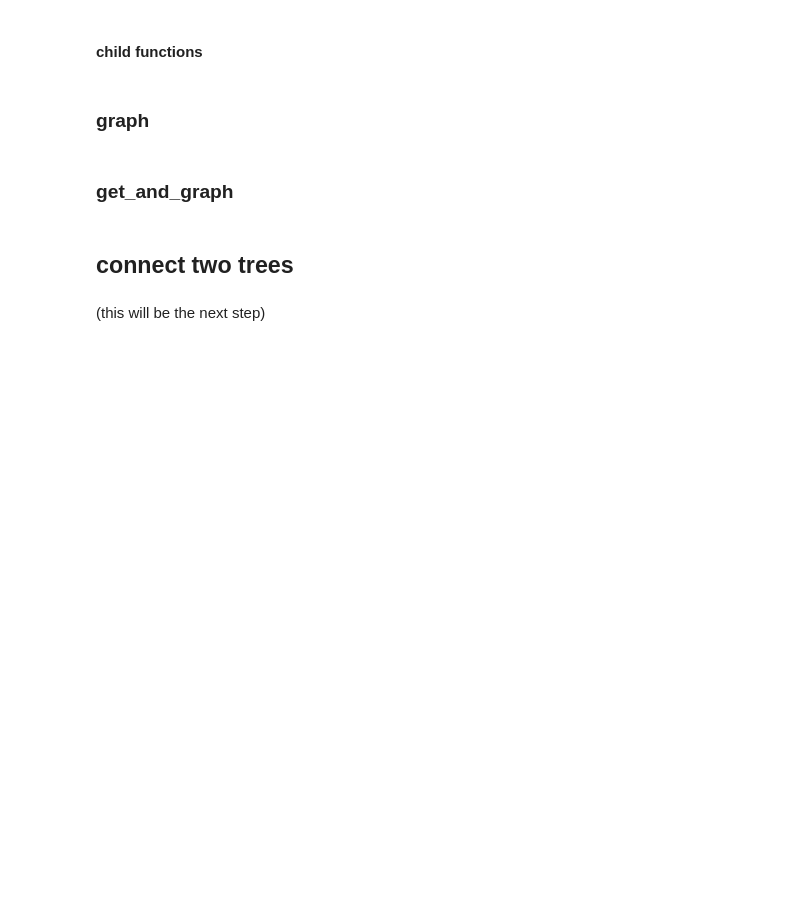
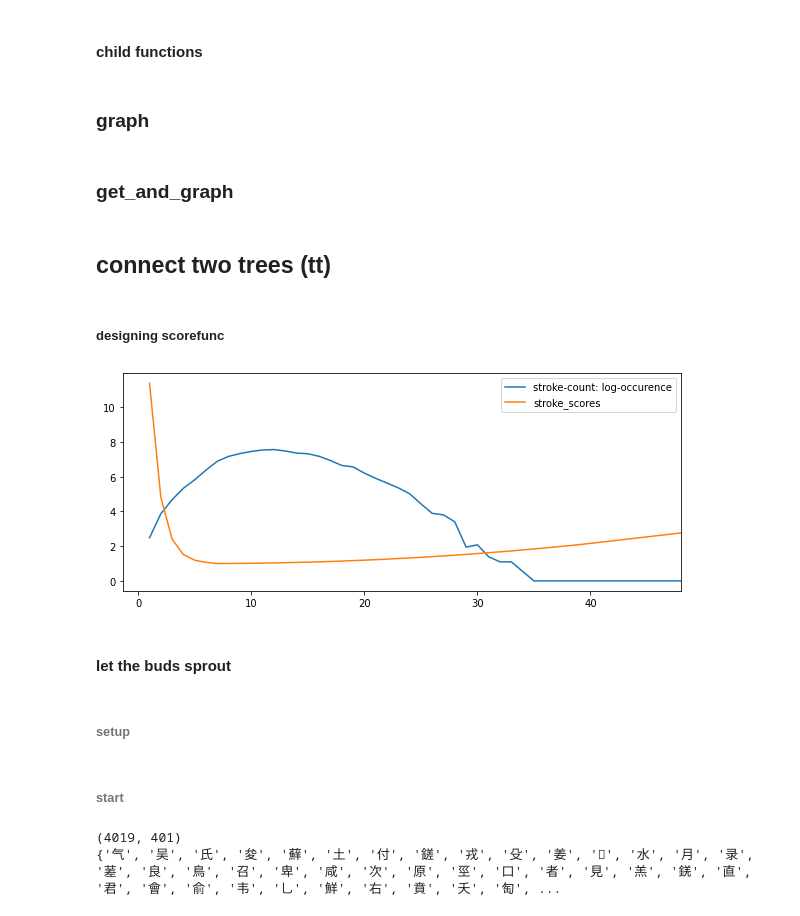
Before and after one commit to bhrdj/rongzi, a Jupyter notebook: notebooks/1.02-sfb-Make-One-Generation-Graphs.ipynb, the cells around one changed output. Saved outputs shown, nothing was run; the diff lists cells and outputs as text; code cells hidden in the pictures; blank space fills up the shorter version.

```diff
--- a/notebooks/1.02-sfb-Make-One-Generation-Graphs.ipynb
+++ b/notebooks/1.02-sfb-Make-One-Generation-Graphs.ipynb
@@ -169,6 +178,6 @@ dot = vertical_family_tree()
 # %%
 !evince ../data/processed/Digraph.gv.pdf
 # %% [markdown]
-## connect two trees
+## connect two trees (tt)
-# %% [markdown]
-(this will be the next step)
+# %% [markdown]
+##### designing scorefunc
@@ -174,0 +189,24 @@ dot = vertical_family_tree()
+# %%
+def scorefunc(strokes:int):
+    x = strokes - 6
+    y1 = 0 if x < 0 else .001*x**2
+    y2 = 0 if x > 0 else .07*np.exp(-x)
+    return 1 + y1 + y2
+# %%
+fig = plt.figure(figsize=(10,4))
+ax = fig.gca()
+stroke_count_occurence = df.Strokes.value_counts().sort_index()
+stroke_count_occurence.map(np.log).rename('stroke-count: log-occurence').plot(ax=ax)
+stroke_count = stroke_count_occurence.index.to_series()
+stroke_count.map(scorefunc).rename('stroke_scores').plot(ax=ax)
+max_strokes = df.Strokes.max()
+ax.set_xlim(right=max_strokes)
+# ax.set_yscale('log')
+ax.legend()
+plt.show()
+# %% [output]
+[figure, added]
+# %% [markdown]
+#### let the buds sprout
+# %% [markdown]
+###### setup
@@ -174,0 +236,2 @@ dot = vertical_family_tree()
+# %% [markdown]
+###### start
@@ -174,0 +247,11 @@ dot = vertical_family_tree()
+# %%
+t1 = look_at_next(T1)
+t2 = look_at_next(T2)
+T1 = take_next_step(T1, t1)
+T2 = take_next_step(T2, t2)
+print((len(T1), len(T2)))
+intersection = set(T1).intersection(set(T2))
+print(intersection)
+# %% [output]
+(4019, 401)
+{'气', '吴', '氏', '夋', '蘚', '土', '付', '鎈', '戎', '殳', '姜', '𣎆', '水', '月', '录', '蒫', '良', '鳥', '召', '卑', '咸', '次', '原', '巠', '口', '者', '見', '羔', '錓', '直', '君', '會', '俞', '韦', '乚', '鮮', '右', '賁', '夭', '匋', ...
```
Also changed, not shown: parts of 23 cells of this notebook.
